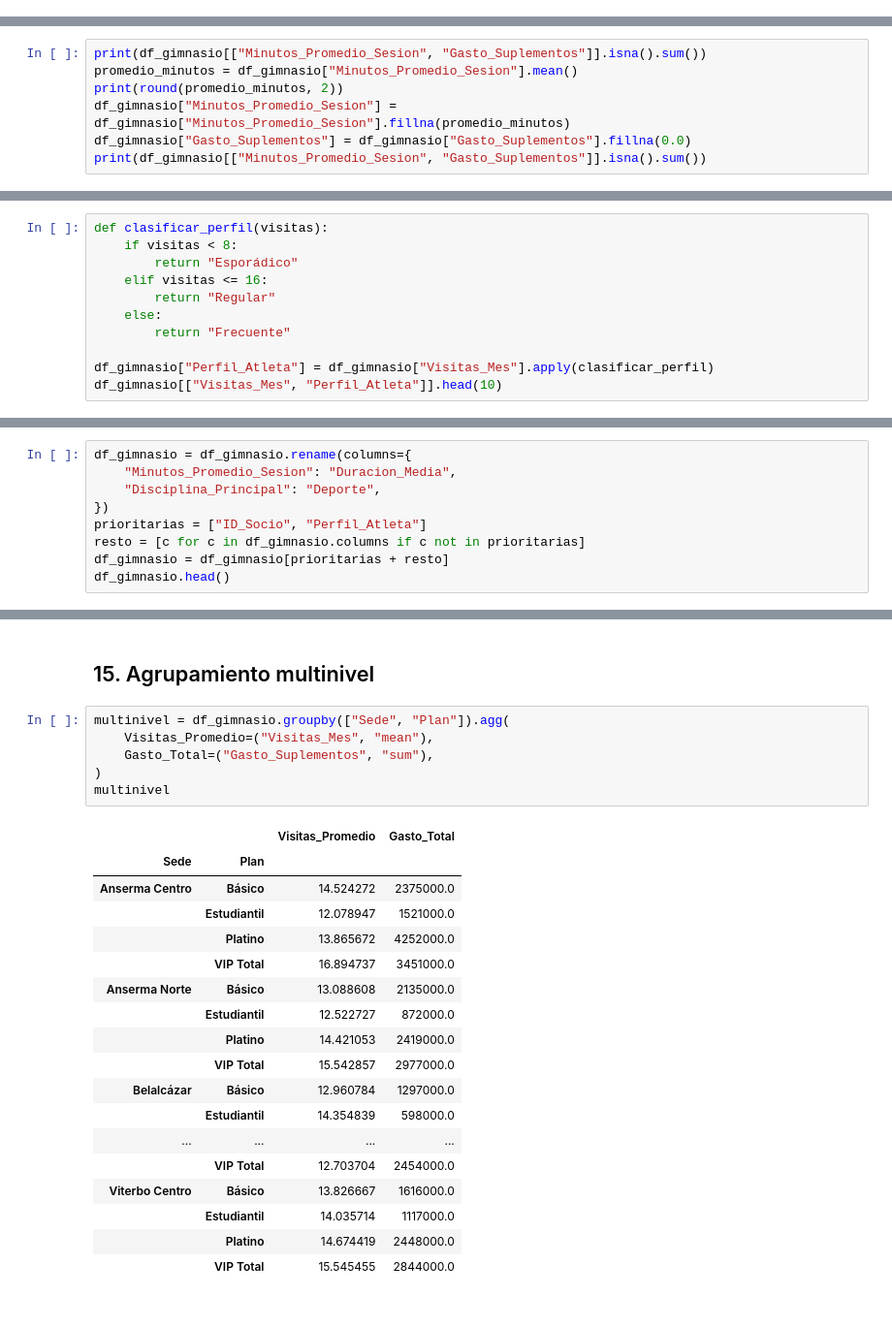
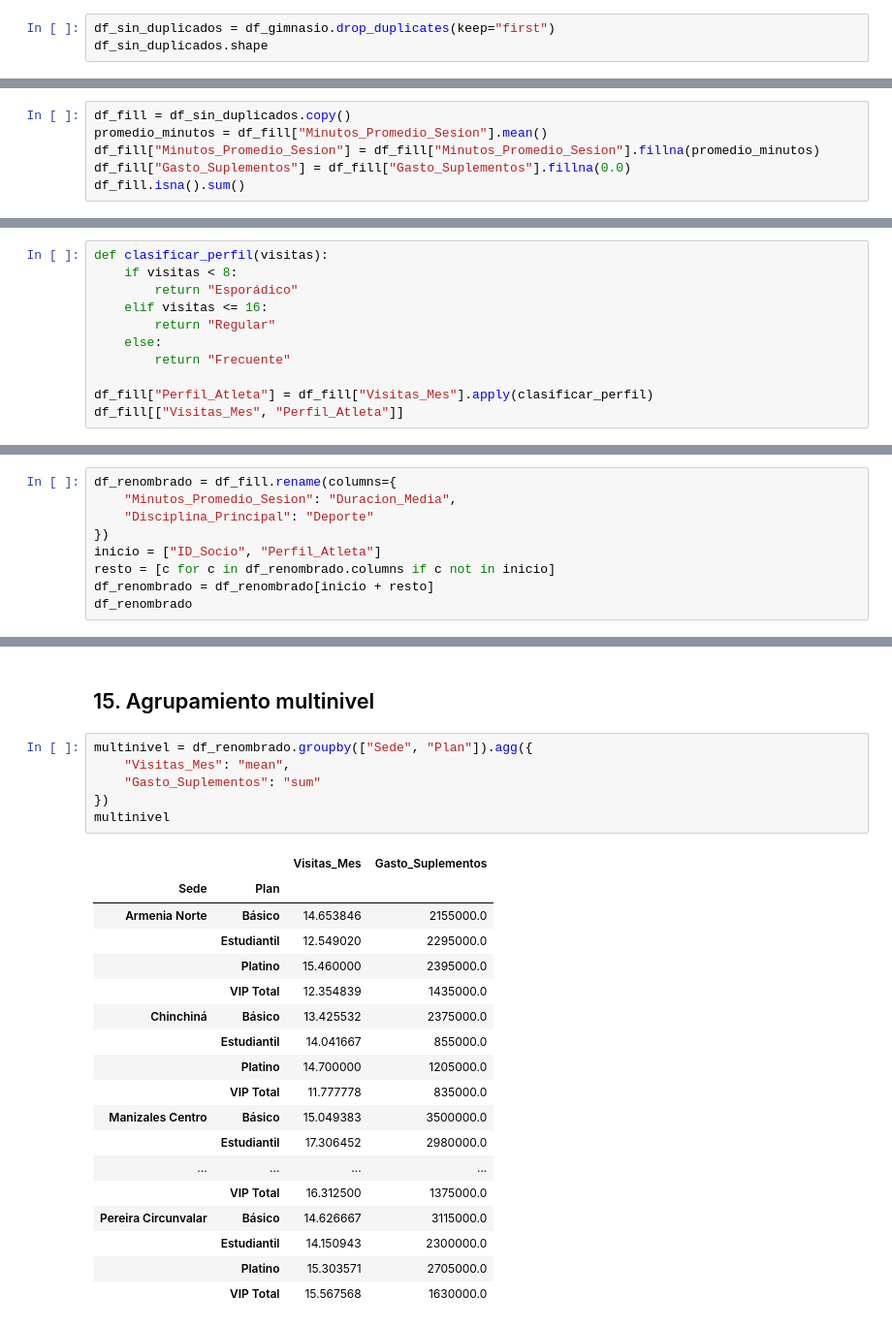
Before and after one commit to ianvaldes56560-cmd/taller-pandas-gimnasios, a Jupyter notebook: AnalisisDatos_Gimnasios.ipynb, the cells around one changed output, grey strips where cells are left out. Shown at 97% size. Saved outputs shown, nothing was run; the diff lists cells and outputs as text.

```diff
--- a/AnalisisDatos_Gimnasios.ipynb
+++ b/AnalisisDatos_Gimnasios.ipynb
@@ -93,0 +156,3 @@ print(len(df_gimnasio))
+# %%
+df_sin_duplicados = df_gimnasio.drop_duplicates(keep="first")
+df_sin_duplicados.shape
@@ -171,10 +257,9 @@ anserma_gasto_alto.head()
 # %% [markdown]
 ## 10. Imputación de faltantes con .fillna()
 # %%
-print(df_gimnasio[["Minutos_Promedio_Sesion", "Gasto_Suplementos"]].isna().sum())
-promedio_minutos = df_gimnasio["Minutos_Promedio_Sesion"].mean()
-print(round(promedio_minutos, 2))
-df_gimnasio["Minutos_Promedio_Sesion"] = df_gimnasio["Minutos_Promedio_Sesion"].fillna(promedio_minutos)
-df_gimnasio["Gasto_Suplementos"] = df_gimnasio["Gasto_Suplementos"].fillna(0.0)
-print(df_gimnasio[["Minutos_Promedio_Sesion", "Gasto_Suplementos"]].isna().sum())
+df_fill = df_sin_duplicados.copy()
+promedio_minutos = df_fill["Minutos_Promedio_Sesion"].mean()
+df_fill["Minutos_Promedio_Sesion"] = df_fill["Minutos_Promedio_Sesion"].fillna(promedio_minutos)
+df_fill["Gasto_Suplementos"] = df_fill["Gasto_Suplementos"].fillna(0.0)
+df_fill.isna().sum()
 # %% [output]
@@ -196,7 +283,7 @@ def clasificar_perfil(visitas):
     else:
         return "Frecuente"
 
-df_gimnasio["Perfil_Atleta"] = df_gimnasio["Visitas_Mes"].apply(clasificar_perfil)
-df_gimnasio[["Visitas_Mes", "Perfil_Atleta"]].head(10)
+df_fill["Perfil_Atleta"] = df_fill["Visitas_Mes"].apply(clasificar_perfil)
+df_fill[["Visitas_Mes", "Perfil_Atleta"]]
 # %% [output]
 |  | Visitas_Mes | Perfil_Atleta |
@@ -221,13 +302,13 @@ Name: count, dtype: int64
 # %% [markdown]
 ## 12. Renombrado y reordenamiento de atributos
 # %%
-df_gimnasio = df_gimnasio.rename(columns={
+df_renombrado = df_fill.rename(columns={
     "Minutos_Promedio_Sesion": "Duracion_Media",
-    "Disciplina_Principal": "Deporte",
+    "Disciplina_Principal": "Deporte"
 })
-prioritarias = ["ID_Socio", "Perfil_Atleta"]
-resto = [c for c in df_gimnasio.columns if c not in prioritarias]
-df_gimnasio = df_gimnasio[prioritarias + resto]
-df_gimnasio.head()
+inicio = ["ID_Socio", "Perfil_Atleta"]
+resto = [c for c in df_renombrado.columns if c not in inicio]
+df_renombrado = df_renombrado[inicio + resto]
+df_renombrado
 # %% [output]
 |  | ID_Socio | Perfil_Atleta | Sede | Plan | Deporte | Visitas_Mes | Duracion_Media | Gasto_Suplementos | ... |
@@ -270,27 +359,27 @@ rango_por_plan
 # %% [markdown]
 ## 15. Agrupamiento multinivel
 # %%
-multinivel = df_gimnasio.groupby(["Sede", "Plan"]).agg(
-    Visitas_Promedio=("Visitas_Mes", "mean"),
-    Gasto_Total=("Gasto_Suplementos", "sum"),
-)
+multinivel = df_renombrado.groupby(["Sede", "Plan"]).agg({
+    "Visitas_Mes": "mean",
+    "Gasto_Suplementos": "sum"
+})
 multinivel
 # %% [output]
-|  |  | Visitas_Promedio | Gasto_Total |
+|  |  | Visitas_Mes | Gasto_Suplementos |
 | Sede | Plan |  |  |
-| Anserma Centro | Básico | 14.524272 | 2375000.0 |
-|  | Estudiantil | 12.078947 | 1521000.0 |
-|  | Platino | 13.865672 | 4252000.0 |
-|  | VIP Total | 16.894737 | 3451000.0 |
-| Anserma Norte | Básico | 13.088608 | 2135000.0 |
-|  | Estudiantil | 12.522727 | 872000.0 |
-|  | Platino | 14.421053 | 2419000.0 |
-|  | VIP Total | 15.542857 | 2977000.0 |
-| Belalcázar | Básico | 12.960784 | 1297000.0 |
-|  | Estudiantil | 14.354839 | 598000.0 |
+| Armenia Norte | Básico | 14.653846 | 2155000.0 |
+|  | Estudiantil | 12.549020 | 2295000.0 |
+|  | Platino | 15.460000 | 2395000.0 |
+|  | VIP Total | 12.354839 | 1435000.0 |
+| Chinchiná | Básico | 13.425532 | 2375000.0 |
+|  | Estudiantil | 14.041667 | 855000.0 |
+|  | Platino | 14.700000 | 1205000.0 |
+|  | VIP Total | 11.777778 | 835000.0 |
+| Manizales Centro | Básico | 15.049383 | 3500000.0 |
+|  | Estudiantil | 17.306452 | 2980000.0 |
 | ... | ... | ... | ... |
-|  | VIP Total | 12.703704 | 2454000.0 |
-| Viterbo Centro | Básico | 13.826667 | 1616000.0 |
-|  | Estudiantil | 14.035714 | 1117000.0 |
-|  | Platino | 14.674419 | 2448000.0 |
-|  | VIP Total | 15.545455 | 2844000.0 |
+|  | VIP Total | 16.312500 | 1375000.0 |
+| Pereira Circunvalar | Básico | 14.626667 | 3115000.0 |
+|  | Estudiantil | 14.150943 | 2300000.0 |
+|  | Platino | 15.303571 | 2705000.0 |
+|  | VIP Total | 15.567568 | 1630000.0 |
```
Also changed, not shown: parts of 27 cells of this notebook, 2 other files.
